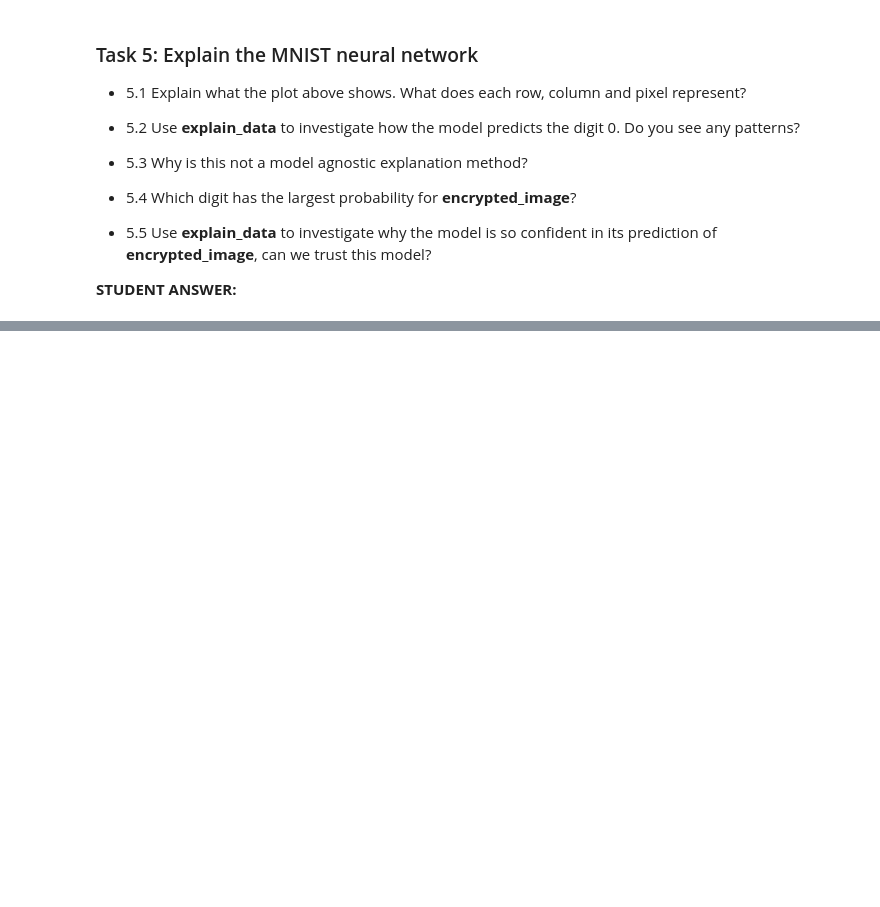
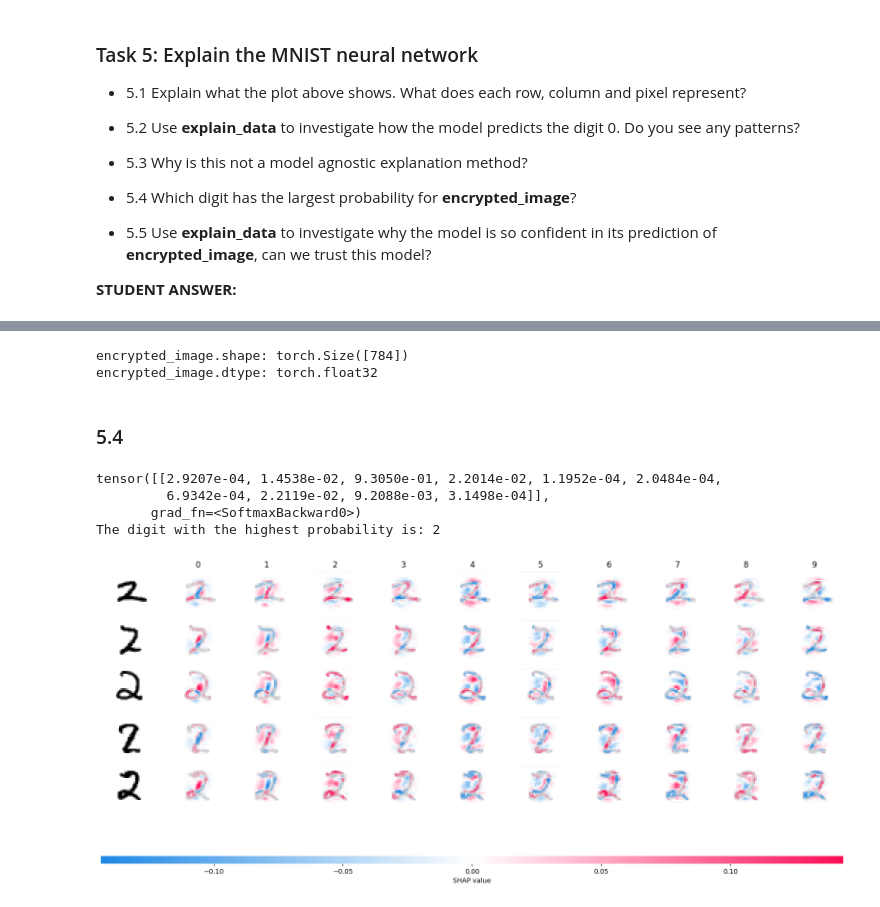
Before and after one commit to erlendskinnemoen/introduction-to-machine-learning, a Jupyter notebook: Reinforcement learning and Explainable AI/Project3_XAI.ipynb, the cells around one changed output, grey strips where cells are left out. Drawn from its saved outputs; the diff is of its cells as text; code cells hidden in the pictures; blank space fills up the shorter version.

```diff
--- a/Reinforcement learning and Explainable AI/Project3_XAI.ipynb
+++ b/Reinforcement learning and Explainable AI/Project3_XAI.ipynb
@@ -441,0 +474,27 @@ explain_data(X_test[:4])
+# %%
+print(f"encrypted_image.shape: {encrypted_image.shape}")
+print(f"encrypted_image.dtype: {encrypted_image.dtype}")
+# %% [output]
+encrypted_image.shape: torch.Size([784])
+encrypted_image.dtype: torch.float32
+# %% [markdown]
+### 5.4
+# %%
+# Re-normalize the first 28 pixels
+encrypted_image = encrypted_image.view(1, -1)
+logits = MLP_model(encrypted_image)
+prob = torch.softmax(logits, dim=1)
+print(prob)
+pred_digit = torch.argmax(prob, dim=1).item()
+
+print(f"The digit with the highest probability is: {pred_digit}")
+# %% [output]
+tensor([[2.9207e-04, 1.4538e-02, 9.3050e-01, 2.2014e-02, 1.1952e-04, 2.0484e-04,
+         6.9342e-04, 2.2119e-02, 9.2088e-03, 3.1498e-04]],
+       grad_fn=<SoftmaxBackward0>)
+The digit with the highest probability is: 2
+# %%
+two_samples = X_test[y_test == 2]
+explain_data(two_samples[:5])
+# %% [output]
+[figure, added]
```
Also changed, not shown: parts of 10 cells of this notebook.
